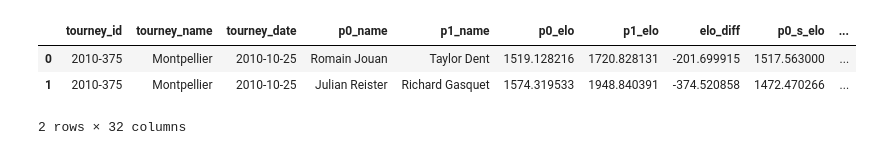
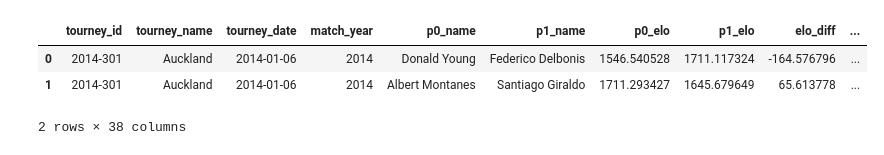
Before and after one commit to jgollub1/pbp_explorations, a Jupyter notebook: Elo Forecasting.ipynb, the cells around one changed output. Drawn from its saved outputs; the diff is of its cells as text; code cells hidden in the pictures.

```diff
--- a/Elo Forecasting.ipynb
+++ b/Elo Forecasting.ipynb
@@ -7,12 +45,22 @@
 # %%
+import sys
+sys.path.insert(0,'/Users/jacobgollub/Desktop/college (current)/research/pbp_explorations/scripts/sackmann')
+import tennisGameProbability,tennisMatchProbability,tennisSetProbability,tennisTiebreakProbability
+from tennisMatchProbability import matchProb
 import pandas as pd
+import numpy as np
 
 # can test this on our subset of 10,000 matches as well as all matches in the database:
-df = pd.read_csv('../my_data/elo_pbp_with_surface_8_22.csv')
+#df = pd.read_csv('../my_data/elo_pbp_with_surface_8_27.csv')
+df = pd.read_csv('../my_data/elo_atp_matches_21st_century.csv')
 del df['Unnamed: 0']
+
+# currently looking at 2014 tour-level matches, excluding Davis Cup
+df = df[df['match_year']==2014].reset_index(drop=True)
+df = df[df['tourney_name']!='Davis Cup'].reset_index(drop=True)
 df.head(2)
 # %% [output]
-|  | tourney_id | tourney_name | tourney_date | p0_name | p1_name | p0_elo | p1_elo | elo_diff | p0_s_elo | ... |
-| 0 | 2010-375 | Montpellier | 2010-10-25 | Romain Jouan | Taylor Dent | 1519.128216 | 1720.828131 | -201.699915 | 1517.563000 | ... |
-| 1 | 2010-375 | Montpellier | 2010-10-25 | Julian Reister | Richard Gasquet | 1574.319533 | 1948.840391 | -374.520858 | 1472.470266 | ... |
+|  | tourney_id | tourney_name | tourney_date | match_year | p0_name | p1_name | p0_elo | p1_elo | elo_diff | ... |
+| 0 | 2014-301 | Auckland | 2014-01-06 | 2014 | Donald Young | Federico Delbonis | 1546.540528 | 1711.117324 | -164.576796 | ... |
+| 1 | 2014-301 | Auckland | 2014-01-06 | 2014 | Albert Montanes | Santiago Giraldo | 1711.293427 | 1645.679649 | 65.613778 | ... |
-2 rows × 32 columns
+2 rows × 38 columns
```
Also changed, not shown: parts of 13 cells of this notebook, 6 other files.
